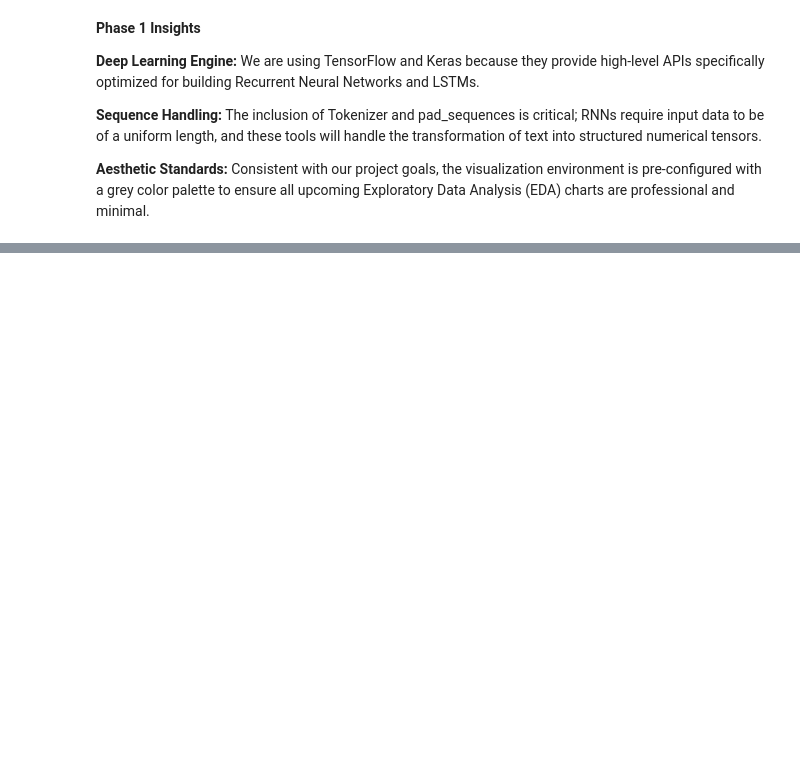
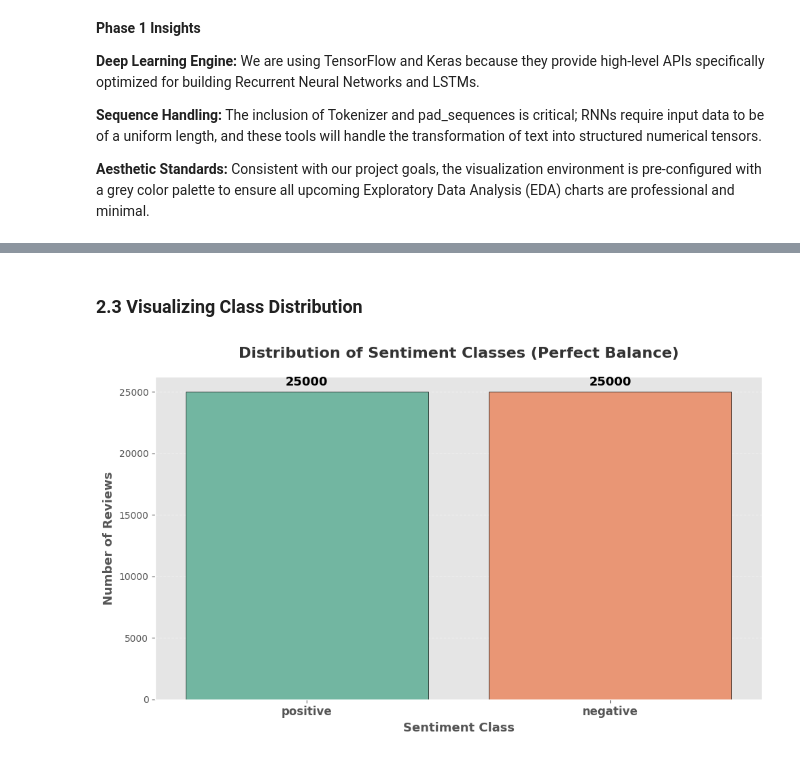
Before and after one commit to Sagarjain93/Sentiment_analysis_RNN_Bert, a Jupyter notebook: Notebooks/Sentiment_Analysis_with_an_Recurrent_Neural_Networks_(RNN).ipynb, the cells around one changed output, grey strips where cells are left out. Cells and saved outputs as stored; diff of their text form; code cells hidden in the pictures; blank space fills up the shorter version.

```diff
--- a/Notebooks/Sentiment_Analysis_with_an_Recurrent_Neural_Networks_(RNN).ipynb
+++ b/Notebooks/Sentiment_Analysis_with_an_Recurrent_Neural_Networks_(RNN).ipynb
@@ -81,0 +225,29 @@ Phase 1 Complete: Environment is ready for RNN Sentiment Analysis.
+# %% [markdown]
+### **2.3 Visualizing Class Distribution**
+# %%
+# ==============================================================================
+# STEP 2.3 :CLASS DISTRIBUTION VISUALIZATION
+# ==============================================================================
+
+# Assigning x to hue and using a vibrant palette
+plt.figure(figsize=(10, 6))
+sns.countplot(x='sentiment', data=df, hue='sentiment', palette="Set2", edgecolor='black', legend=False)
+
+# Aesthetic details
+plt.title('Distribution of Sentiment Classes (Perfect Balance)', fontsize=16, fontweight='bold', pad=20, color='#333333')
+plt.xlabel('Sentiment Class', fontsize=13, fontweight='bold')
+plt.ylabel('Number of Reviews', fontsize=13, fontweight='bold')
+
+# Turn off the grid and rotate labels for cleanliness
+plt.grid(axis='y', linestyle='--', alpha=0.5)
+plt.xticks(fontsize=12, fontweight='bold')
+
+# Display the count values on top of the bars with a color matching the border
+sentiment_counts = df['sentiment'].value_counts()
+for i, count in enumerate(sentiment_counts):
+    plt.text(i, count + 500, str(count), ha='center', fontsize=13, fontweight='bold', color='black')
+
+plt.tight_layout()
+plt.show()
+# %% [output]
+[figure, added]
```
Also changed, not shown: parts of 20 cells of this notebook.
